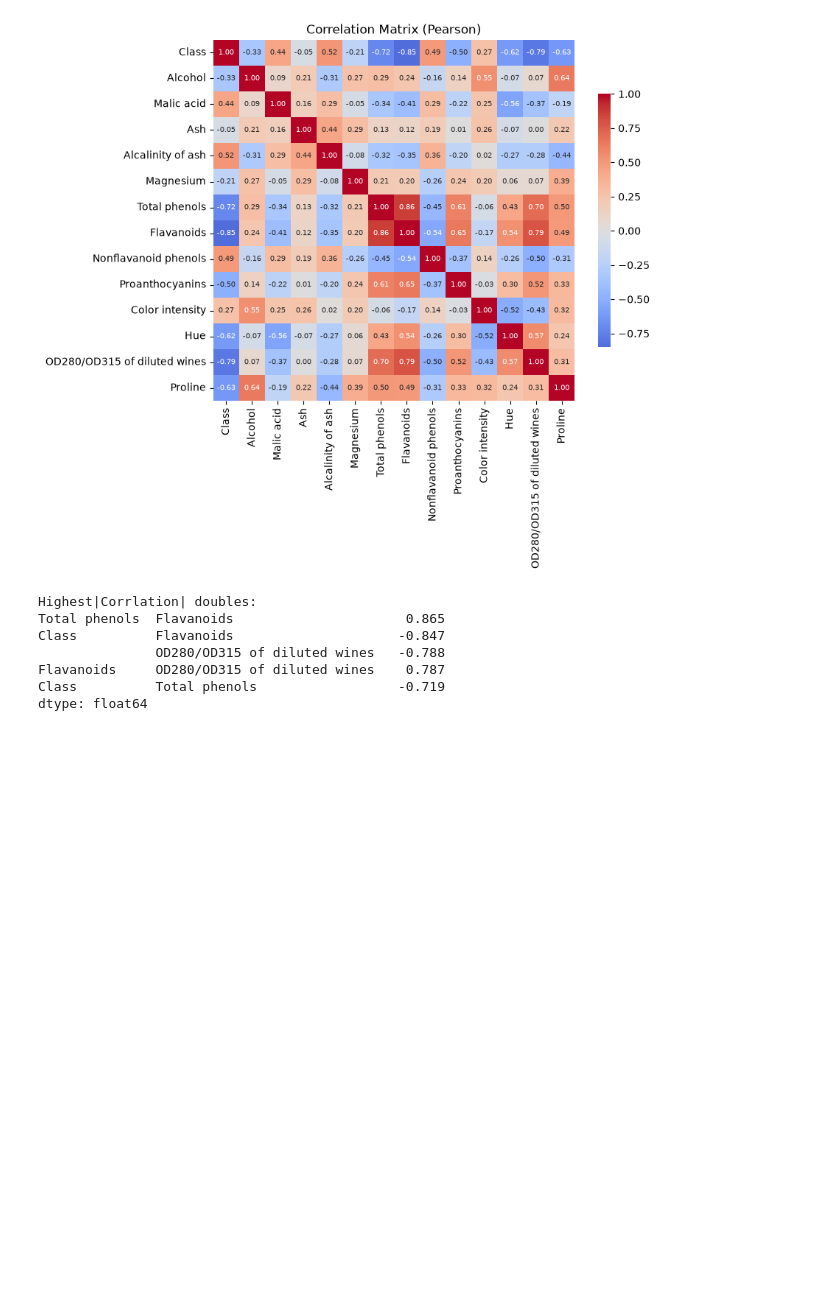
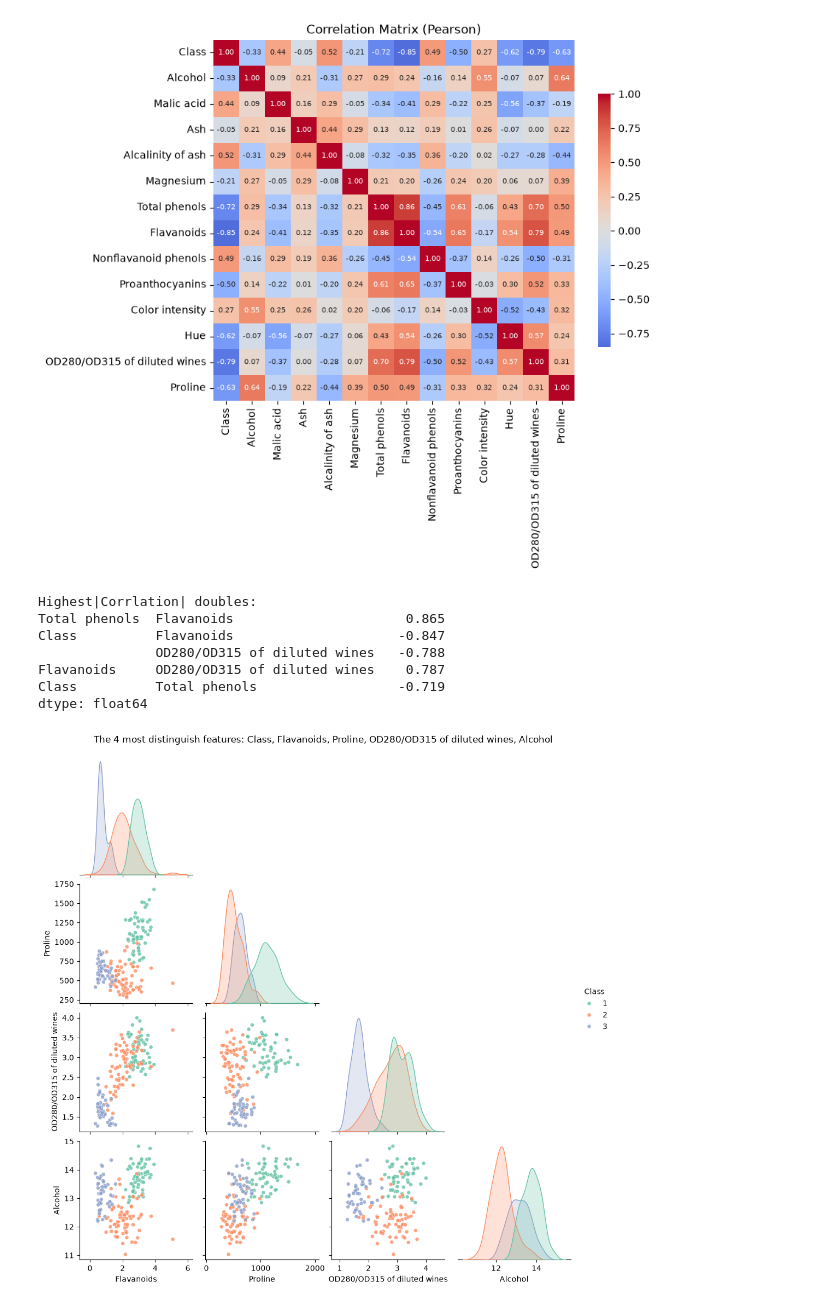
Before and after one commit to AUstundagx/Wine-Quality-Prediction, a Jupyter notebook: notebooks/data_ucı.ipynb, the cells around one changed output. Saved outputs shown, nothing was run; the diff lists cells and outputs as text; code cells hidden in the pictures; blank space fills up the shorter version.

Commit message:
using anova analyz for 4 column shows distribution of each class

```diff
--- a/notebooks/data_ucı.ipynb
+++ b/notebooks/data_ucı.ipynb
@@ -189,3 +189,10 @@ Class          Flavanoids                     -0.847
 Flavanoids     OD280/OD315 of diluted wines    0.787
 Class          Total phenols                  -0.719
 dtype: float64
+# %%
+top4 = anova.index[:5].tolist()
+g = sns.pairplot(df[top4 ], hue="Class", palette="Set2", corner=True, plot_kws={"s": 25, "alpha": .8})
+g.fig.suptitle(f"The 4 most distinguish features: {', '.join(top4)}", y=1.02)
+plt.show()
+# %% [output]
+[figure, added]
```
